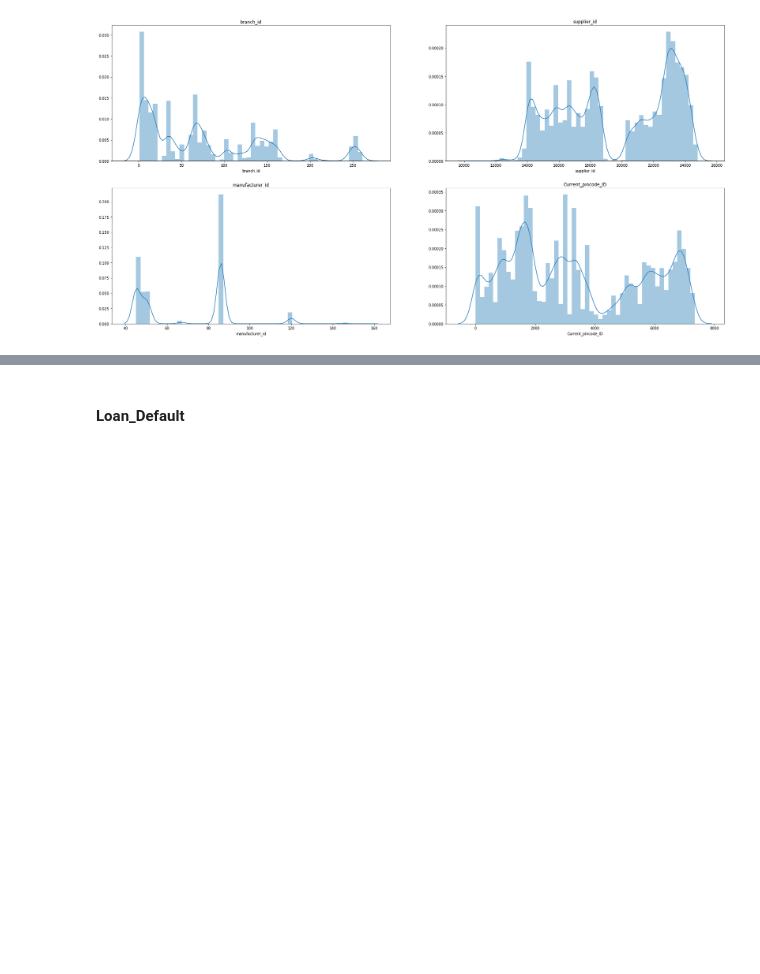
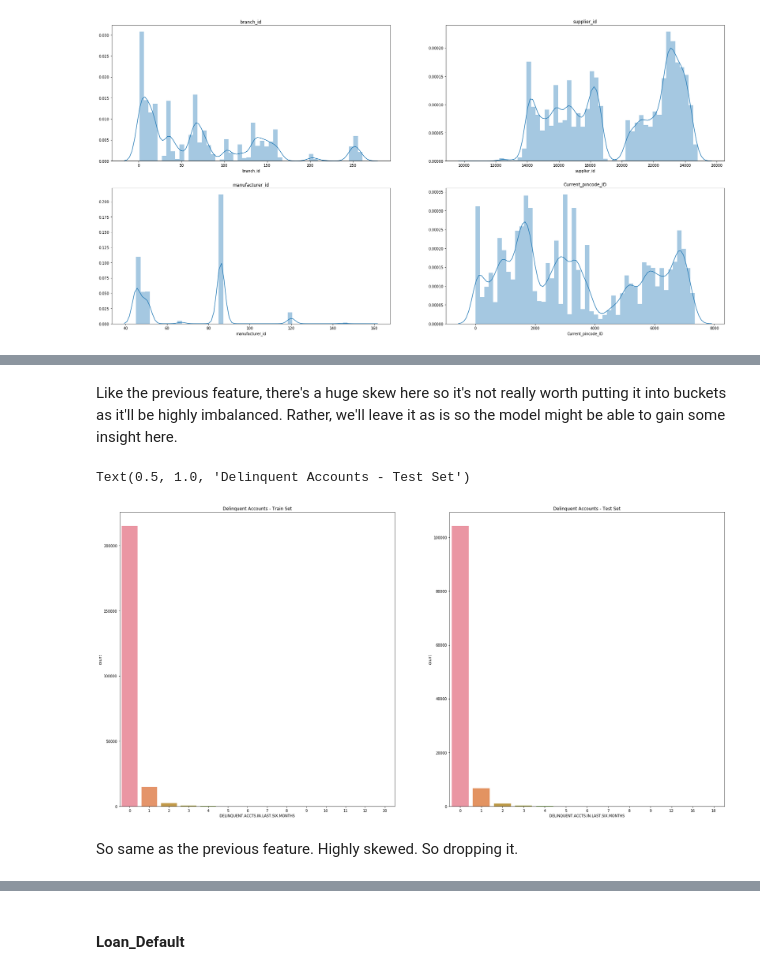
Before and after one commit to akashsara/LTFS-Data-Science-FinHack, a Jupyter notebook: EDA.ipynb, the cells around one changed output, grey strips where cells are left out. Cells and saved outputs as stored; diff of their text form; code cells hidden in the pictures; blank space fills up the shorter version.

```diff
--- a/EDA.ipynb
+++ b/EDA.ipynb
@@ -561,0 +649,3 @@ Text(0.5, 1.0, 'Current_pincode_ID')
+# %%
+train.drop(['NEW.ACCTS.IN.LAST.SIX.MONTHS'], axis = 1, inplace = True)
+test.drop(['NEW.ACCTS.IN.LAST.SIX.MONTHS'], axis = 1, inplace = True)
@@ -561,0 +673,15 @@ Text(0.5, 1.0, 'Current_pincode_ID')
+# %% [markdown]
+Like the previous feature, there's a huge skew here so it's not really worth putting it into buckets as it'll be highly imbalanced. Rather, we'll leave it as is so the model might be able to gain some insight here.
+# %%
+plt.rcParams['figure.figsize'] = (30, 15)
+plt.subplot(1, 2, 1)
+sns.countplot(train['DELINQUENT.ACCTS.IN.LAST.SIX.MONTHS'])
+plt.title("Delinquent Accounts - Train Set")
+plt.subplot(1, 2, 2)
+sns.countplot(test['DELINQUENT.ACCTS.IN.LAST.SIX.MONTHS'])
+plt.title("Delinquent Accounts - Test Set")
+# %% [output]
+Text(0.5, 1.0, 'Delinquent Accounts - Test Set')
+[figure, added]
+# %% [markdown]
+So same as the previous feature. Highly skewed. So dropping it.
```
Also changed, not shown: parts of 62 cells of this notebook, 2 other files.
